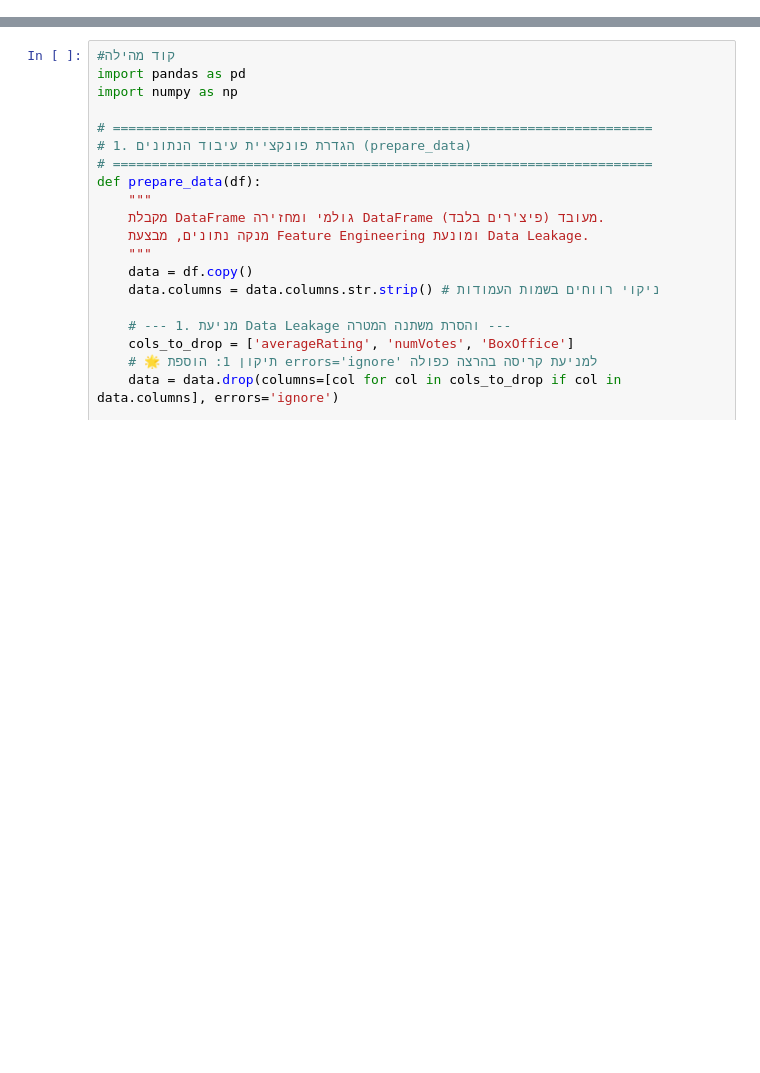
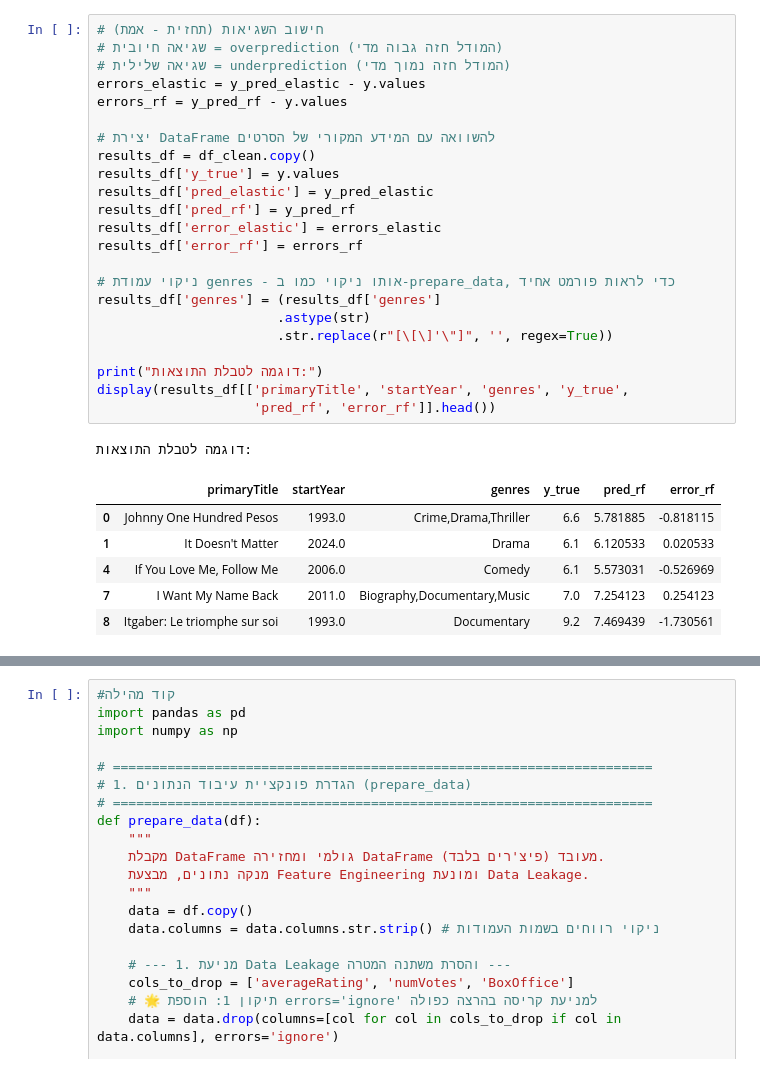
Before and after one commit to MiriamDinay/Movie-Data-Collection-Project2, a Jupyter notebook: קוד נקי.ipynb, the cells around one changed output, grey strips where cells are left out. Cells and saved outputs as stored; diff of their text form; blank space fills up the shorter version.

```diff
--- a/קוד נקי.ipynb
+++ b/קוד נקי.ipynb
@@ -0,0 +308,31 @@
+# %%
+# חישוב השגיאות (תחזית - אמת)
+# שגיאה חיובית = overprediction (המודל חזה גבוה מדי)
+# שגיאה שלילית = underprediction (המודל חזה נמוך מדי)
+errors_elastic = y_pred_elastic - y.values
+errors_rf = y_pred_rf - y.values
+
+# יצירת DataFrame להשוואה עם המידע המקורי של הסרטים
+results_df = df_clean.copy()
+results_df['y_true'] = y.values
+results_df['pred_elastic'] = y_pred_elastic
+results_df['pred_rf'] = y_pred_rf
+results_df['error_elastic'] = errors_elastic
+results_df['error_rf'] = errors_rf
+
+# ניקוי עמודת genres - אותו ניקוי כמו ב-prepare_data, כדי לראות פורמט אחיד
+results_df['genres'] = (results_df['genres']
+                       .astype(str)
+                       .str.replace(r"[\[\]'\"]", '', regex=True))
+
+print("דוגמה לטבלת התוצאות:")
+display(results_df[['primaryTitle', 'startYear', 'genres', 'y_true',
+                    'pred_rf', 'error_rf']].head())
+# %% [output]
+דוגמה לטבלת התוצאות:
+|  | primaryTitle | startYear | genres | y_true | pred_rf | error_rf |
+| 0 | Johnny One Hundred Pesos | 1993.0 | Crime,Drama,Thriller | 6.6 | 5.781885 | -0.818115 |
+| 1 | It Doesn't Matter | 2024.0 | Drama | 6.1 | 6.120533 | 0.020533 |
+| 4 | If You Love Me, Follow Me | 2006.0 | Comedy | 6.1 | 5.573031 | -0.526969 |
+| 7 | I Want My Name Back | 2011.0 | Biography,Documentary,Music | 7.0 | 7.254123 | 0.254123 |
+| 8 | Itgaber: Le triomphe sur soi | 1993.0 | Documentary | 9.2 | 7.469439 | -1.730561 |
```
Also changed, not shown: parts of 35 cells of this notebook.
